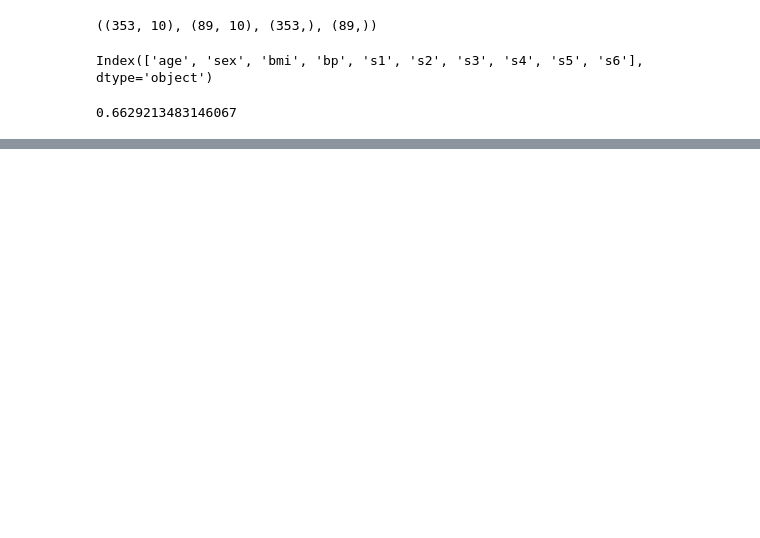
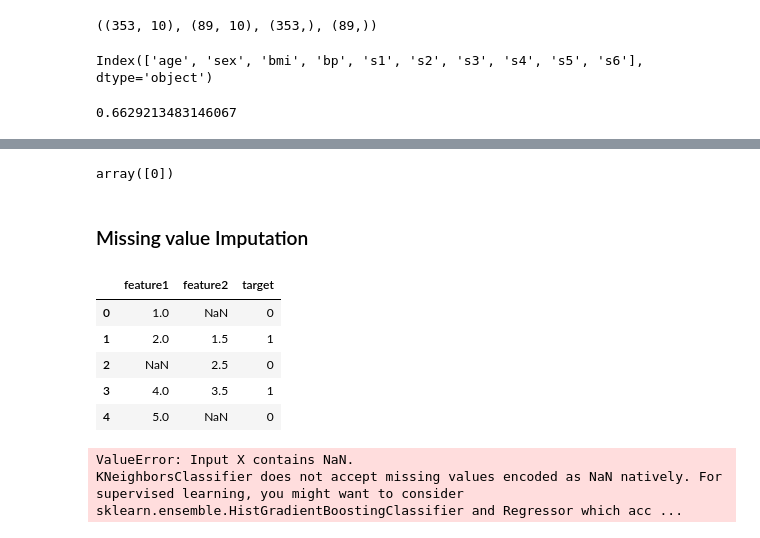
Before and after one commit to rahul8879/as_ds_course, a Jupyter notebook: Machine_learning/02_classification_algo_in_diff_cases.ipynb, the cells around one changed output, grey strips where cells are left out. Drawn from its saved outputs; the diff is of its cells as text; code cells hidden in the pictures; blank space fills up the shorter version.

```diff
--- a/Machine_learning/02_classification_algo_in_diff_cases.ipynb
+++ b/Machine_learning/02_classification_algo_in_diff_cases.ipynb
@@ -142,0 +211,47 @@ accuracy_score(y_test, y_pred)
+# %%
+# lets do the single prediction
+new_data = pd.DataFrame({
+    'color': ['red'],
+    'size': ['M'],
+    'price': [50],
+    'weight': [10]
+})
+new_data.head()
+
+# lets pass the new data to the model
+# first we need to encode the categorical features
+encoded_new_data = ohe.transform(new_data[['color', 'size']])
+encoded_new_data_df = pd.DataFrame(encoded_new_data, columns=ohe.get_feature_names_out(['color', 'size']))
+final_new_data = pd.concat([encoded_new_data_df, new_data[['price', 'weight']]], axis=1)
+
+
+# lets pass it to the model
+knn.predict(final_new_data)
+# %% [output]
+array([0])
+# %% [markdown]
+### Missing value Imputation
+# %%
+# lets create the data with missing values
+data = {
+    'feature1': [1, 2, np.nan, 4, 5, np.nan, 7, 8, 9, 10],
+    'feature2': [np.nan, 1.5, 2.5, 3.5, np.nan, 5.5, 6.5, 7.5, 8.5, 9.5],
+    'target': [0, 1, 0, 1, 0, 1, 0, 1, 0, 1]
+}
+
+df = pd.DataFrame(data)
+df.head()
+# %% [output]
+|  | feature1 | feature2 | target |
+| 0 | 1.0 | NaN | 0 |
+| 1 | 2.0 | 1.5 | 1 |
+| 2 | NaN | 2.5 | 0 |
+| 3 | 4.0 | 3.5 | 1 |
+| 4 | 5.0 | NaN | 0 |
+# %%
+# lets intiliazie the model
+knn= KNeighborsClassifier(n_neighbors=3)
+knn.fit(df[['feature1', 'feature2']], df['target'])
+# %% [output]
+ValueError: Input X contains NaN.
+KNeighborsClassifier does not accept missing values encoded as NaN natively. For supervised learning, you might want to consider sklearn.ensemble.HistGradientBoostingClassifier and Regressor which acc ...
```
Also changed, not shown: parts of 6 cells of this notebook.
